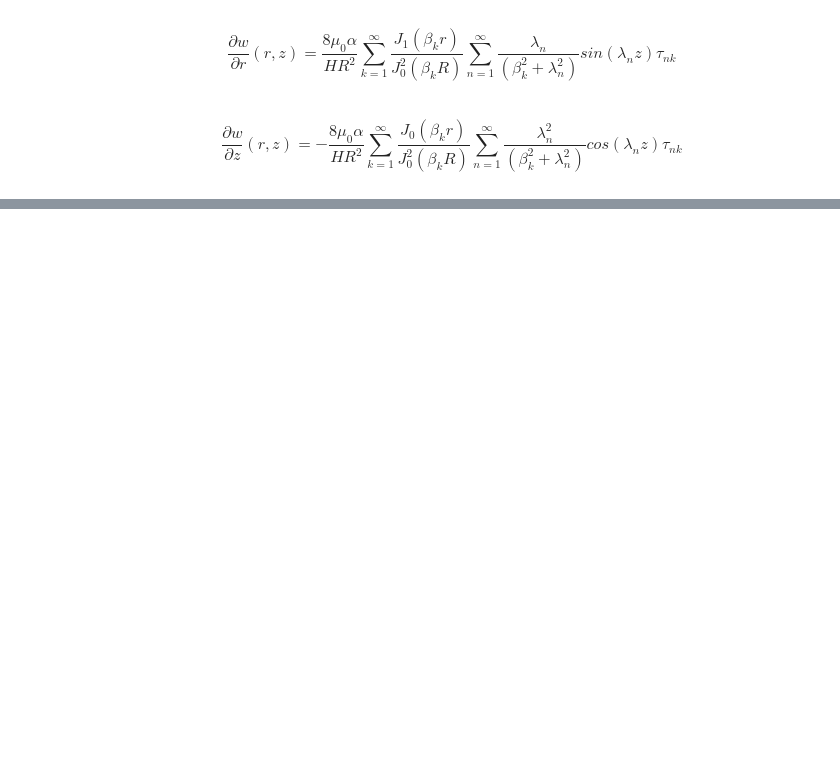
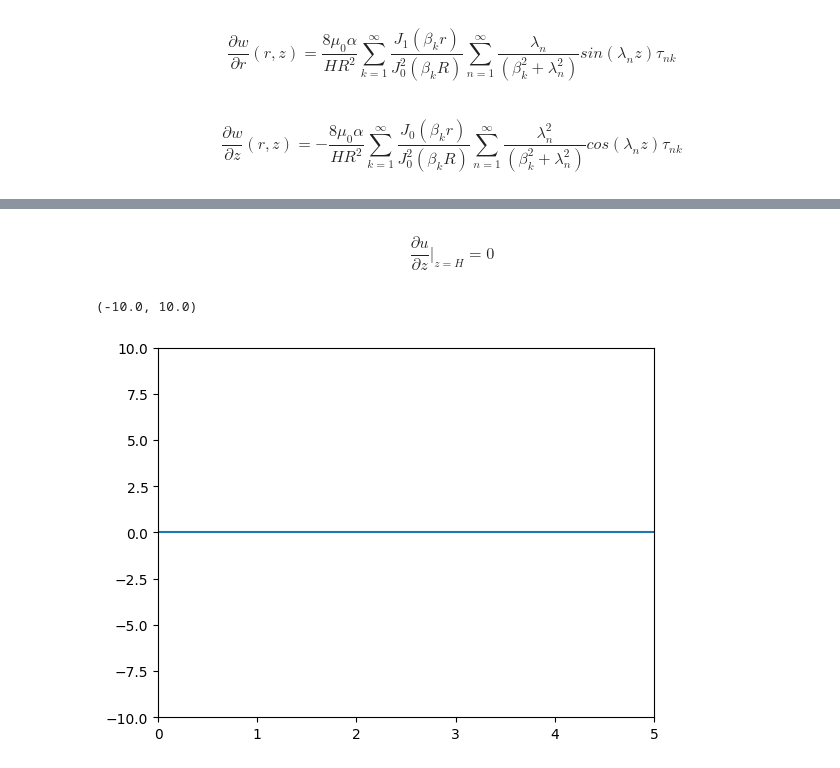
Before and after one commit to vvshich/diploma, a Jupyter notebook: analys.ipynb, the cells around one changed output, grey strips where cells are left out. Cells and saved outputs as stored; diff of their text form; code cells hidden in the pictures; blank space fills up the shorter version.

```diff
--- a/analys.ipynb
+++ b/analys.ipynb
@@ -173,0 +259,9 @@ def partial_w_z(r, z, max_k, max_n):
+# %% [markdown]
+$$\frac{\partial u}{\partial z}|_{z=H}=0$$
+# %%
+plt.plot(r, partial_u_z(r, H, max_k, max_n))
+plt.xlim(0, R)
+plt.ylim(-10, 10)
+# %% [output]
+(-10.0, 10.0)
+[figure, added]
```
Also changed, not shown: parts of 41 cells of this notebook, 4 other files.
